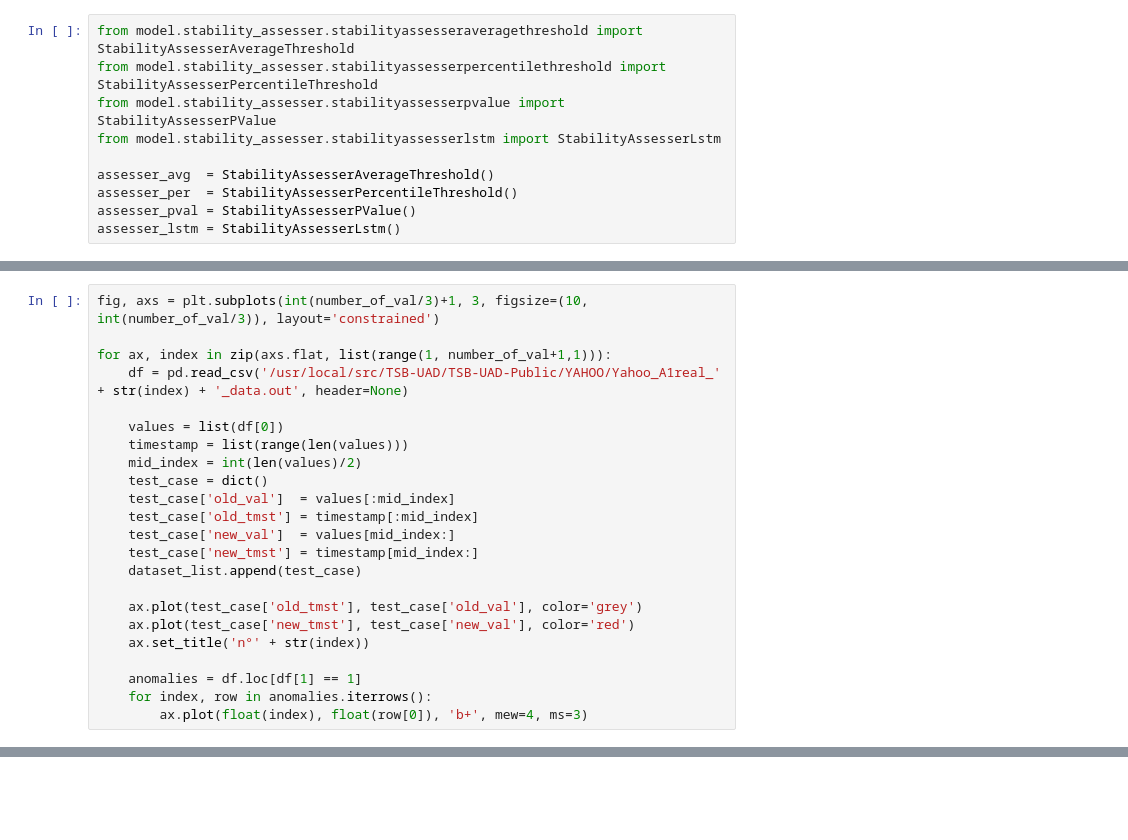
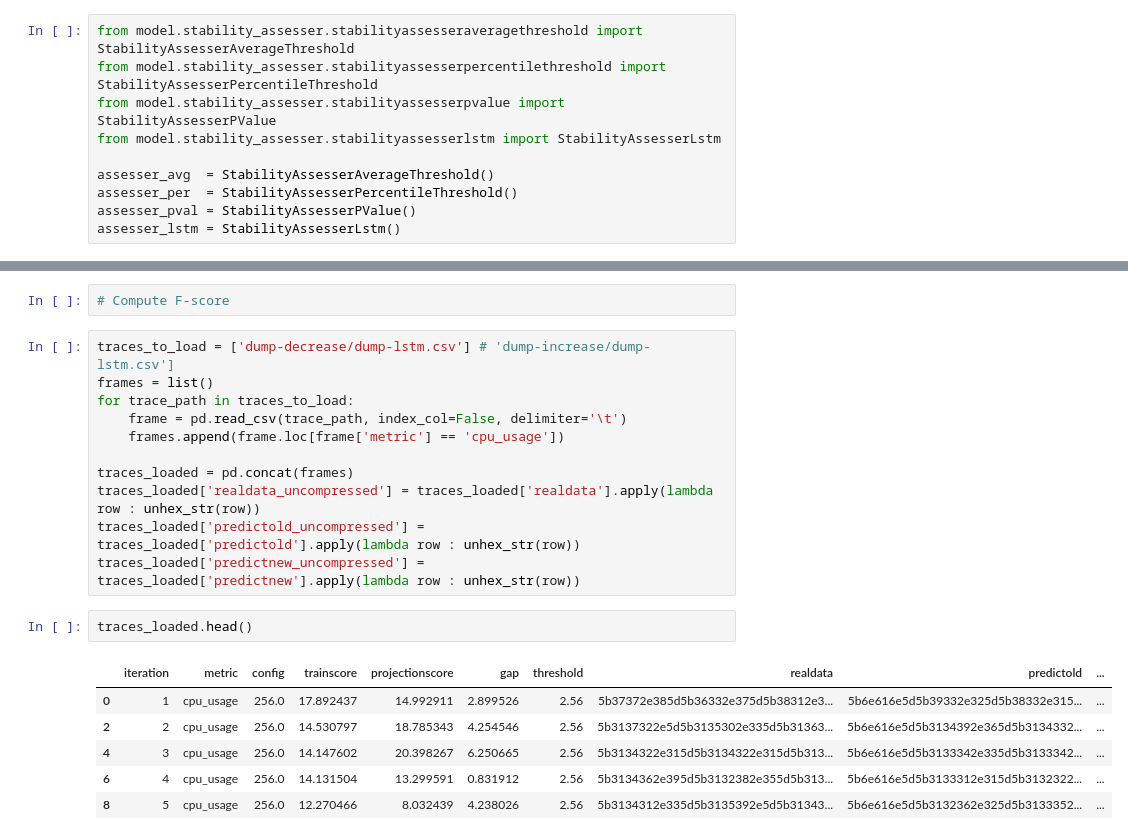
Before and after one commit to jacquetpi/scroogevm, a Jupyter notebook: scroogevm_lstm_analysis.ipynb, the cells around one changed output, grey strips where cells are left out. Saved outputs shown, nothing was run; the diff lists cells and outputs as text; blank space fills up the shorter version.

```diff
--- a/scroogevm_lstm_analysis.ipynb
+++ b/scroogevm_lstm_analysis.ipynb
@@ -172,23 +184,0 @@ dataset_list = list()
-# %%
-fig, axs = plt.subplots(int(number_of_val/3)+1, 3, figsize=(10, int(number_of_val/3)), layout='constrained')
-
-for ax, index in zip(axs.flat, list(range(1, number_of_val+1,1))):
-    df = pd.read_csv('/usr/local/src/TSB-UAD/TSB-UAD-Public/YAHOO/Yahoo_A1real_' + str(index) + '_data.out', header=None)
-
-    values = list(df[0])
-    timestamp = list(range(len(values)))
-    mid_index = int(len(values)/2)
-    test_case = dict()
-    test_case['old_val']  = values[:mid_index]
-    test_case['old_tmst'] = timestamp[:mid_index]
-    test_case['new_val']  = values[mid_index:]
-    test_case['new_tmst'] = timestamp[mid_index:]
-    dataset_list.append(test_case)
-
-    ax.plot(test_case['old_tmst'], test_case['old_val'], color='grey')
-    ax.plot(test_case['new_tmst'], test_case['new_val'], color='red')
-    ax.set_title('n°' + str(index))
-
-    anomalies = df.loc[df[1] == 1]
-    for index, row in anomalies.iterrows():
-        ax.plot(float(index), float(row[0]), 'b+', mew=4, ms=3)
@@ -309,0 +185,22 @@ while True:
+# %%
+# Compute F-score
+# %%
+traces_to_load = ['dump-decrease/dump-lstm.csv'] # 'dump-increase/dump-lstm.csv']
+frames = list()
+for trace_path in traces_to_load:
+    frame = pd.read_csv(trace_path, index_col=False, delimiter='\t')
+    frames.append(frame.loc[frame['metric'] == 'cpu_usage'])
+
+traces_loaded = pd.concat(frames)
+traces_loaded['realdata_uncompressed'] = traces_loaded['realdata'].apply(lambda row : unhex_str(row))
+traces_loaded['predictold_uncompressed'] = traces_loaded['predictold'].apply(lambda row : unhex_str(row))
+traces_loaded['predictnew_uncompressed'] = traces_loaded['predictnew'].apply(lambda row : unhex_str(row))
+# %%
+traces_loaded.head()
+# %% [output]
+|  | iteration | metric | config | trainscore | projectionscore | gap | threshold | realdata | predictold | ... |
+| 0 | 1 | cpu_usage | 256.0 | 17.892437 | 14.992911 | 2.899526 | 2.56 | 5b37372e385d5b36332e375d5b38312e3... | 5b6e616e5d5b39332e325d5b38332e315... | ... |
+| 2 | 2 | cpu_usage | 256.0 | 14.530797 | 18.785343 | 4.254546 | 2.56 | 5b3137322e5d5b3135302e335d5b31363... | 5b6e616e5d5b3134392e365d5b3134332... | ... |
+| 4 | 3 | cpu_usage | 256.0 | 14.147602 | 20.398267 | 6.250665 | 2.56 | 5b3134322e315d5b3134322e315d5b313... | 5b6e616e5d5b3133342e335d5b3133342... | ... |
+| 6 | 4 | cpu_usage | 256.0 | 14.131504 | 13.299591 | 0.831912 | 2.56 | 5b3134362e395d5b3132382e355d5b313... | 5b6e616e5d5b3133312e315d5b3132322... | ... |
+| 8 | 5 | cpu_usage | 256.0 | 12.270466 | 8.032439 | 4.238026 | 2.56 | 5b3134312e335d5b3135392e5d5b31343... | 5b6e616e5d5b3132362e325d5b3133352... | ... |
```
Also changed, not shown: parts of 23 cells of this notebook, 5 other files.
